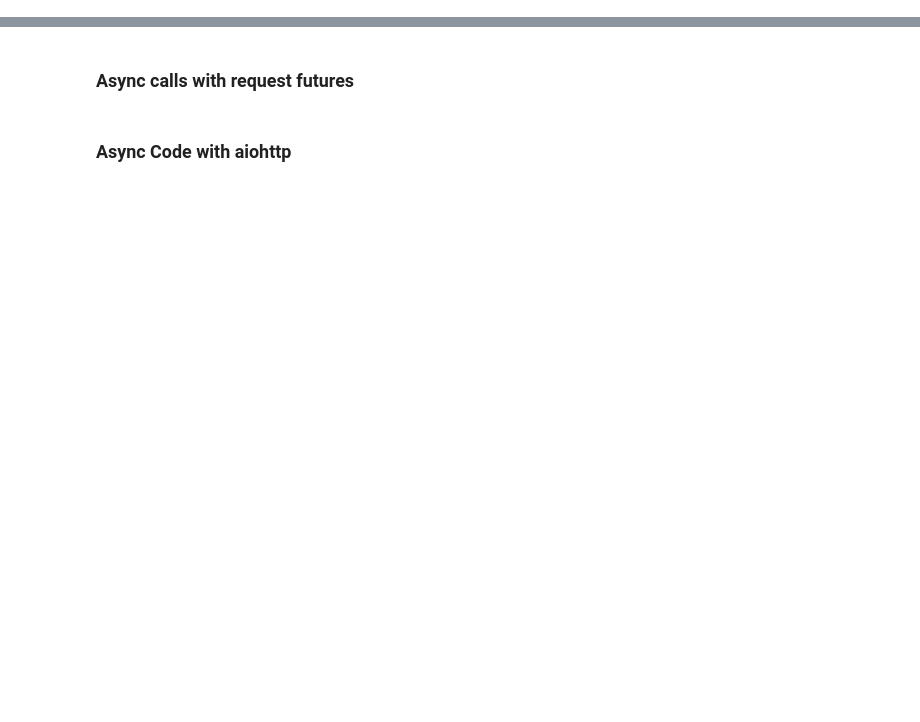
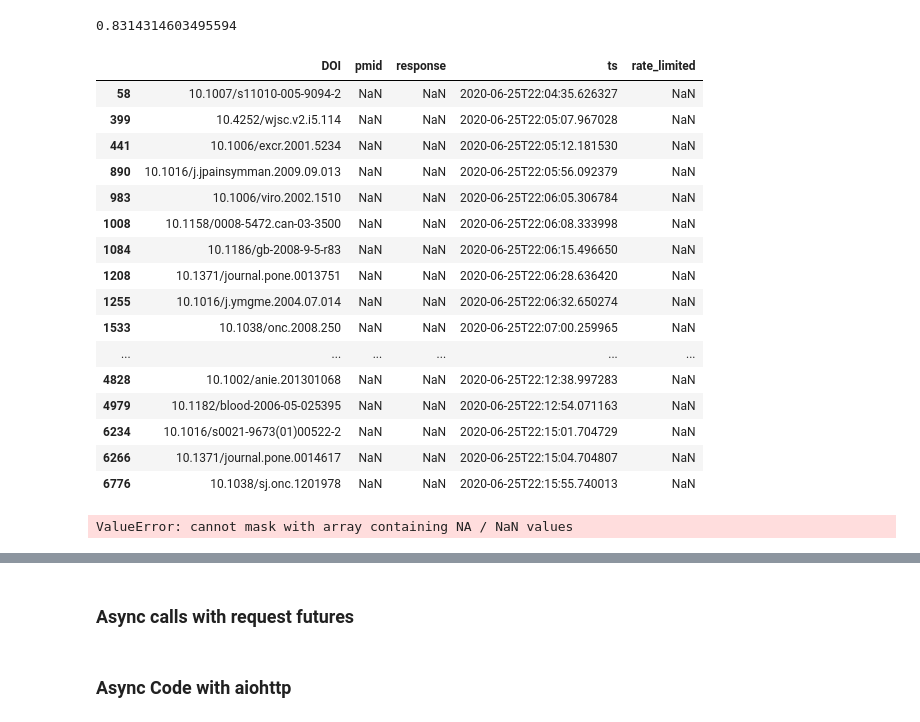
Before and after one commit to ScholCommLab/tracking-grants, a Jupyter notebook: notebooks/exploratory/3_apis.ipynb, the cells around one changed output, grey strips where cells are left out. Cells and saved outputs as stored; diff of their text form; code cells hidden in the pictures; blank space fills up the shorter version.

```diff
--- a/notebooks/exploratory/3_apis.ipynb
+++ b/notebooks/exploratory/3_apis.ipynb
@@ -13,0 +36,32 @@ articles = pd.read_csv(articles_f)
+# %%
+5756/6923
+# %% [output]
+0.8314314603495594
+# %%
+pmids = pd.read_csv(pmid_f)
+# %%
+pmids['rate_limited'] = pmids.response.str.contains("API rate limit exceeded")
+# %%
+pmids[pmids.response.isna()]
+# %% [output]
+|  | DOI | pmid | response | ts | rate_limited |
+| 58 | 10.1007/s11010-005-9094-2 | NaN | NaN | 2020-06-25T22:04:35.626327 | NaN |
+| 399 | 10.4252/wjsc.v2.i5.114 | NaN | NaN | 2020-06-25T22:05:07.967028 | NaN |
+| 441 | 10.1006/excr.2001.5234 | NaN | NaN | 2020-06-25T22:05:12.181530 | NaN |
+| 890 | 10.1016/j.jpainsymman.2009.09.013 | NaN | NaN | 2020-06-25T22:05:56.092379 | NaN |
+| 983 | 10.1006/viro.2002.1510 | NaN | NaN | 2020-06-25T22:06:05.306784 | NaN |
+| 1008 | 10.1158/0008-5472.can-03-3500 | NaN | NaN | 2020-06-25T22:06:08.333998 | NaN |
+| 1084 | 10.1186/gb-2008-9-5-r83 | NaN | NaN | 2020-06-25T22:06:15.496650 | NaN |
+| 1208 | 10.1371/journal.pone.0013751 | NaN | NaN | 2020-06-25T22:06:28.636420 | NaN |
+| 1255 | 10.1016/j.ymgme.2004.07.014 | NaN | NaN | 2020-06-25T22:06:32.650274 | NaN |
+| 1533 | 10.1038/onc.2008.250 | NaN | NaN | 2020-06-25T22:07:00.259965 | NaN |
+| ... | ... | ... | ... | ... | ... |
+| 4828 | 10.1002/anie.201301068 | NaN | NaN | 2020-06-25T22:12:38.997283 | NaN |
+| 4979 | 10.1182/blood-2006-05-025395 | NaN | NaN | 2020-06-25T22:12:54.071163 | NaN |
+| 6234 | 10.1016/s0021-9673(01)00522-2 | NaN | NaN | 2020-06-25T22:15:01.704729 | NaN |
+| 6266 | 10.1371/journal.pone.0014617 | NaN | NaN | 2020-06-25T22:15:04.704807 | NaN |
+| 6776 | 10.1038/sj.onc.1201978 | NaN | NaN | 2020-06-25T22:15:55.740013 | NaN |
+# %%
+pmids[pmids.rate_limited]
+# %% [output]
+ValueError: cannot mask with array containing NA / NaN values
```
Also changed, not shown: parts of 6 cells of this notebook, 4 other files.
